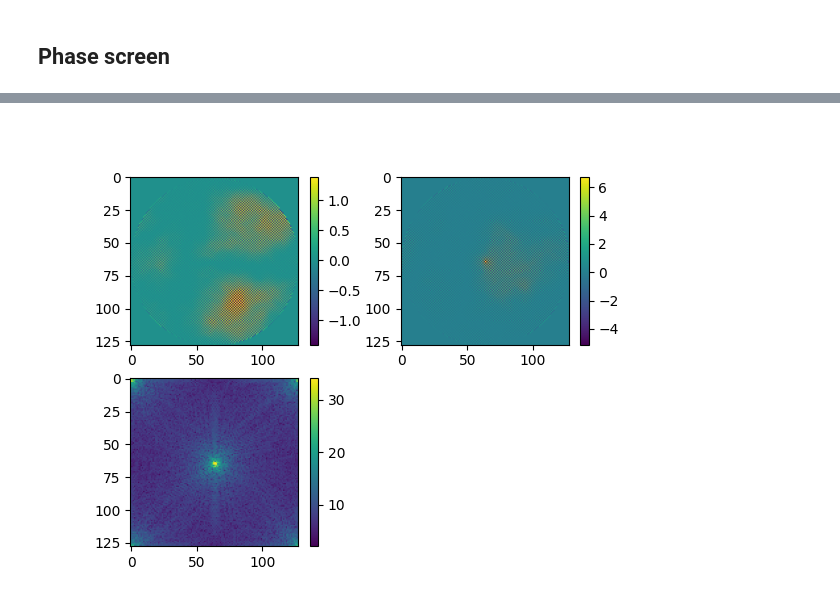
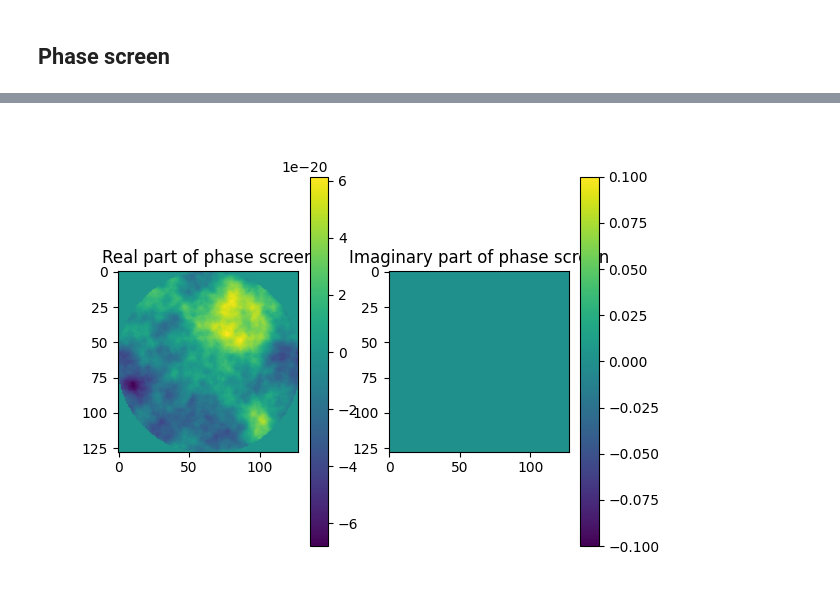
Before and after one commit to HumbertDominique/OWS, a Jupyter notebook: temp.ipynb, the cells around one changed output, grey strips where cells are left out. Saved outputs shown, nothing was run; the diff lists cells and outputs as text; code cells hidden in the pictures.

Commit message:
mathft?

```diff
--- a/temp.ipynb
+++ b/temp.ipynb
@@ -15,19 +17,19 @@ asec2rad = 1/rad2asec
 Power spectrum density
 # %%
 dimmat = 128   # Matrix size
-r0 = .2
+r0 = .0001
 L0 = -1
 
 FoV = 60 # arcsec
 Npx = 100 # image plane pixels qty
 
-Daf = 0.001#asec2rad*FoV/Npx # [rad/px]  (Numerical aperture)
+Daf = 0.01#asec2rad*FoV/Npx # [rad/px]  (Numerical aperture)
 wl = 500e-9 # [m]
 
 dfp = Daf/wl # [/m] Pupil plane spatial frequency pixel size (Numerical aperture/WL)
 dxp = 1/(dfp*dimmat) # Pupil plane pixel size
 #DFP = 1/dxp/dimmat
-
+print(dxp)
 PSD = ows.psd(dimmat, dxp, r0, wl)
 
 plt.close(1)
@@ -119,25 +44,27 @@ plt.colorbar()
 # %% [markdown]
 ## Phase screen
 # %%
-SEED = 0
-
-
+SEED = None
 
 def phase_screen(dimmat, PSD, dxp, SEED = None, PUPIL = True):
+    rng = np.random.default_rng(seed=SEED)
+
+    pxR = np.linspace(-1 ,1,dimmat)*dimmat//2
+    xx, yy = np.meshgrid(pxR,pxR)
+    R= np.sqrt(xx**2 + yy**2)  # pupil plane spatial frequency radius
 
     PP = np.zeros((dimmat+1, dimmat+1)) # Phase power [dimmat+1, dimmat+1] in order to have a pixcele in the middle [rad^2/m^-2]
 
     PP[0:dimmat,0:dimmat] = PSD*(dimmat*dxp)**2
-    #TODO: understand what this is here
     PP[0 : dimmat, dimmat] = PP[0 : dimmat, 0] # last row = 1st row
     PP[dimmat,0 : dimmat] = PP[0, 0 : dimmat] # last column = 1st column
     PP[dimmat, dimmat] = PP[0, 0] # bottom right corner = top left corner
 
     if SEED is not None:
       np.random.seed(SEED)
-    PSA = np.sqrt(PP)* np.random.rand(dimmat+1,dimmat+1) # random draw to create a random phase spectrum [rad/m^(-1)] AMPLITUDE
+    PSA = np.sqrt(PP)* rng.normal(0, 1, size=(dimmat+1, dimmat+1)) # random draw to create a random phase spectrum [rad/m^(-1)] AMPLITUDE
     PSA = np.sqrt(2)*(PSA+np.rot90(np.rot90(PSA,2)))/2 # forced even amplitude of wf spectrum
-    PSop = np.random.rand(dimmat+1,dimmat+1)*2*np.pi # random draw for the phase of the spectrum of the optical phase
+    PSop = rng.normal(0, 1, size=(dimmat+1, dimmat+1))*2*np.pi # random draw for the phase of the spectrum of the optical phase
     # in order to make sure that the phase is real,
     # (1) the real part of the phase spectrum is forced to be even (as in "f(x) is even")
     # (2) the imaginary part of phase spectrum is forced to be odd (as in "f(x) is odd")
@@ -145,35 +72,30 @@ def phase_screen(dimmat, PSD, dxp, SEED = None, PUPIL = True):
 
     MASK = np.ones((dimmat,dimmat))
     if PUPIL is True:
-      pxR = np.linspace(-1 ,1,dimmat)*dimmat//2
-      xx, yy = np.meshgrid(pxR,pxR)
-      R= np.sqrt(xx**2 + yy**2)  # pupil plane spatial frequency radius
-      # Créer le masque pour exclure les pixels à l'intérieur du cercle
-      MASK[R > dimmat/2] = 0
+      MASK[R >= dimmat//2 +1] = 0
+      #TODO: implement annular pupil here
+      #MASK[R < dimmat*obstruation_ratio] = 0
 
-    phase_screen = np.fft.ifftshift(np.fft.ifft2(np.fft.ifftshift(phaseft)))*(dimmat*dxp)**2#*MASK
-    #hase_screen[MASK == 1] -= np.mean(phase_screen[MASK == 1])
-    phase_screen -= np.mean(phase_screen)
 
-    Sp = np.sum(phase_screen)*dxp**2
-    apsf = np.fft.ifft2((MASK*np.exp(phase_screen)))/Sp
-    psf = np.abs(apsf)**2
-    phase_screen -= np.mean(phase_screen) # remove piston?
+    phase_screen = MASK*mathft.ift2(phaseft,dxp).real
+    phase_screen[MASK == 1] -= np.mean(phase_screen[MASK == 1])
+
+    N_pad = 8*dimmat
+    padded_pupil = np.zeros((N_pad,N_pad))
+    padded_pupil[:dimmat,:dimmat] = MASK*phase_screen
+
+    Sp = np.sum(R)*dxp**2
+    #apsf = mathft((R*np.exp(phase_screen)),dxp,INVERSE=False)/Sp
+    psf = mathft.ft2(padded_pupil,delta=1./dimmat)/Sp
+    psf = psf[N_pad//2-dimmat//2:N_pad//2+dimmat//2,N_pad//2-dimmat//2:N_pad//2+dimmat//2]
+
+
     return phase_screen, psf
 
-# ;INSTANTANEOUS PSF [OPTION]
-#   if size(pupil,/type) ne 0 then begin
-#     tmp2 = pupil*tmp2
-#     tmp2[where(pupil ne 0)] = tmp2[where(pupil ne 0)]-mean(tmp2[where(pupil ne 0)])
-#     Sp = total(pupil)*DXP^2
-#     apsf = MATHFT(pupil*exp(-dcomplex(0,1)*tmp2),dx = DXP,ic = DIMMAT/2,jc = DIMMAT/2)/Sp
-#     psf = abs(apsf)^2
-#     if n_params() eq 5 then dxf = DFP*1e-6*LAMBDA/!dpi*180*3600
-#   endif
 
 start = time.time()
 
-[phase_screen, psf] = ows.phase_screen(dimmat, PSD, dxp, SEED, PUPIL = True)
+[phase_screen, psf] = phase_screen(dimmat, PSD, dxp, SEED, PUPIL = True)
 
 end = time.time()
 
@@ -183,14 +105,20 @@ print("Processingtime :",
 
 plt.close(3)
 plt.figure(3)
-plt.subplot(2,2,1)
+plt.subplot(1,2,1)
+plt.imshow((phase_screen.real))
+plt.title("Real part of phase screen")
+plt.colorbar()
+plt.subplot(1,2,2)
 plt.imshow((phase_screen.imag))
-plt.colorbar()
-plt.subplot(2,2,2)
-plt.imshow((phase_screen.real))
-plt.colorbar()
-plt.subplot(2,2,3)
-plt.imshow((psf**(1/8)))
+plt.title("Imaginary part of phase screen")
 plt.colorbar()
 plt.show()
+
+plt.close(4)
+plt.figure(4)
+plt.imshow((np.abs(psf)**(1/1)))
+plt.title("PSF")
+plt.colorbar()
+plt.show()
 # %% [output]
@@ -198 +126 @@ Processingtime : 12.994527816772461 ms
-[figure, old version]
+[figure, new version]
```
Also changed, not shown: parts of 4 cells of this notebook, 2 other files.
